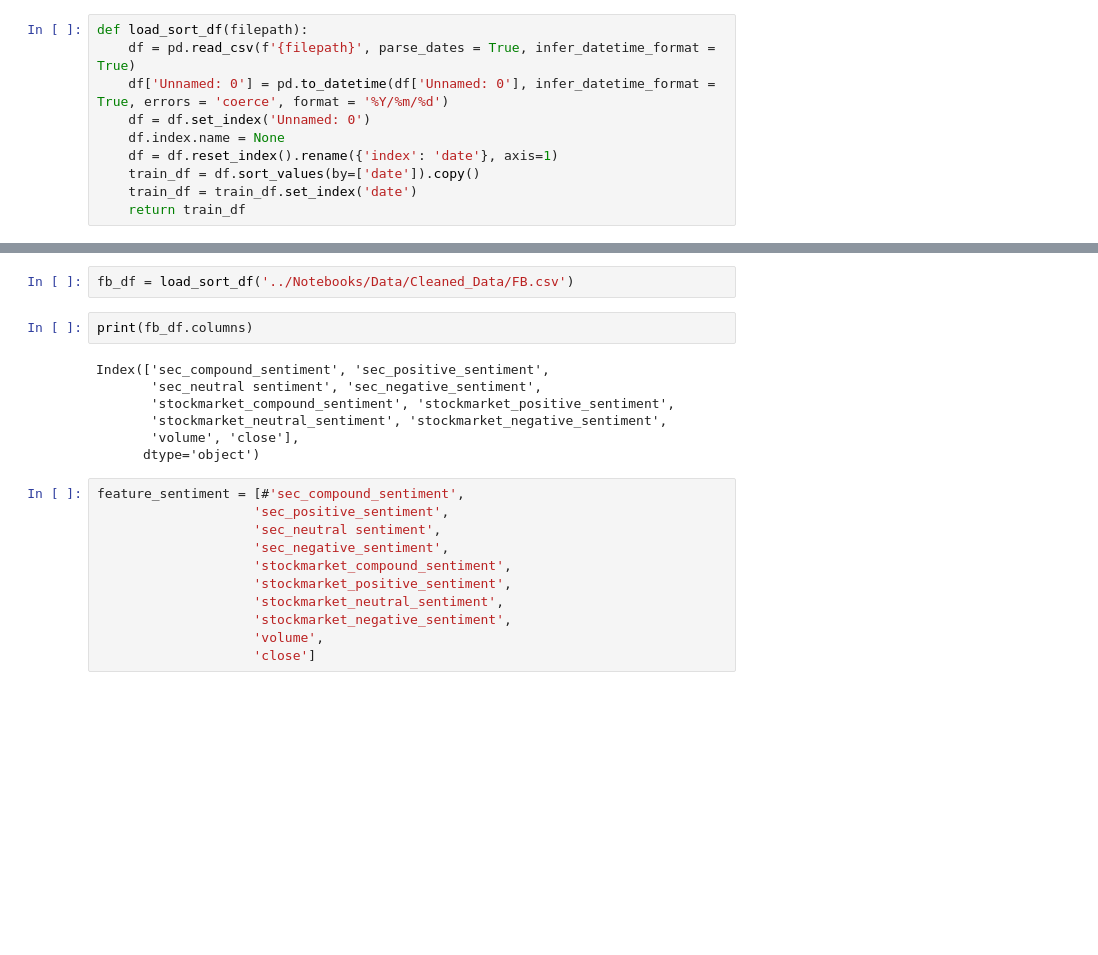
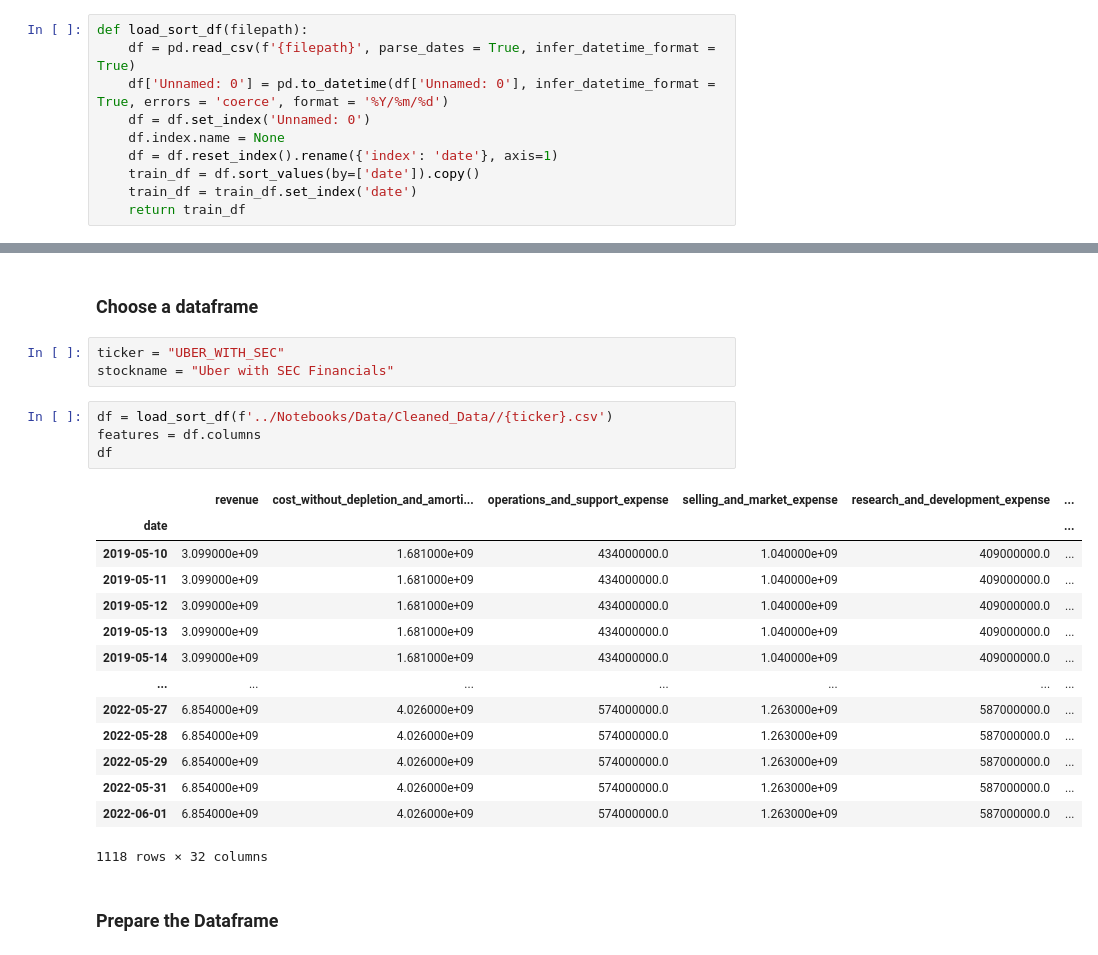
Before and after one commit to JoeHGeoghegan/P2G2-ProjectGit, a Jupyter notebook: Notebooks/lstm_solo.ipynb, the cells around one changed output, grey strips where cells are left out. Saved outputs shown, nothing was run; the diff lists cells and outputs as text; blank space fills up the shorter version.

```diff
--- a/Notebooks/lstm_solo.ipynb
+++ b/Notebooks/lstm_solo.ipynb
@@ -45,23 +76,27 @@ def load_sort_df(filepath):
+# %% [markdown]
+### Choose a dataframe
+# %%
+ticker = "UBER_WITH_SEC"
+stockname = "Uber with SEC Financials"
 # %%
-fb_df = load_sort_df('../Notebooks/Data/Cleaned_Data/FB.csv')
+df = load_sort_df(f'../Notebooks/Data/Cleaned_Data//{ticker}.csv')
+features = df.columns
+df
+# %% [output]
+|  | revenue | cost_without_depletion_and_amorti... | operations_and_support_expense | selling_and_market_expense | research_and_development_expense | ... |
+| date |  |  |  |  |  | ... |
+| 2019-05-10 | 3.099000e+09 | 1.681000e+09 | 434000000.0 | 1.040000e+09 | 409000000.0 | ... |
+| 2019-05-11 | 3.099000e+09 | 1.681000e+09 | 434000000.0 | 1.040000e+09 | 409000000.0 | ... |
+| 2019-05-12 | 3.099000e+09 | 1.681000e+09 | 434000000.0 | 1.040000e+09 | 409000000.0 | ... |
+| 2019-05-13 | 3.099000e+09 | 1.681000e+09 | 434000000.0 | 1.040000e+09 | 409000000.0 | ... |
+| 2019-05-14 | 3.099000e+09 | 1.681000e+09 | 434000000.0 | 1.040000e+09 | 409000000.0 | ... |
+| ... | ... | ... | ... | ... | ... | ... |
+| 2022-05-27 | 6.854000e+09 | 4.026000e+09 | 574000000.0 | 1.263000e+09 | 587000000.0 | ... |
+| 2022-05-28 | 6.854000e+09 | 4.026000e+09 | 574000000.0 | 1.263000e+09 | 587000000.0 | ... |
+| 2022-05-29 | 6.854000e+09 | 4.026000e+09 | 574000000.0 | 1.263000e+09 | 587000000.0 | ... |
+| 2022-05-31 | 6.854000e+09 | 4.026000e+09 | 574000000.0 | 1.263000e+09 | 587000000.0 | ... |
+| 2022-06-01 | 6.854000e+09 | 4.026000e+09 | 574000000.0 | 1.263000e+09 | 587000000.0 | ... |
+1118 rows × 32 columns
-# %%
-print(fb_df.columns)
-# %% [output]
-Index(['sec_compound_sentiment', 'sec_positive_sentiment',
-       'sec_neutral sentiment', 'sec_negative_sentiment',
-       'stockmarket_compound_sentiment', 'stockmarket_positive_sentiment',
-       'stockmarket_neutral_sentiment', 'stockmarket_negative_sentiment',
-       'volume', 'close'],
-      dtype='object')
-# %%
-feature_sentiment = [#'sec_compound_sentiment',
-                    'sec_positive_sentiment',
-                    'sec_neutral sentiment',
-                    'sec_negative_sentiment',
-                    'stockmarket_compound_sentiment',
-                    'stockmarket_positive_sentiment',
-                    'stockmarket_neutral_sentiment',
-                    'stockmarket_negative_sentiment',
-                    'volume',
-                    'close']
+# %% [markdown]
+### Prepare the Dataframe
 # %%
```
Also changed, not shown: parts of 13 cells of this notebook, 43 other files.
